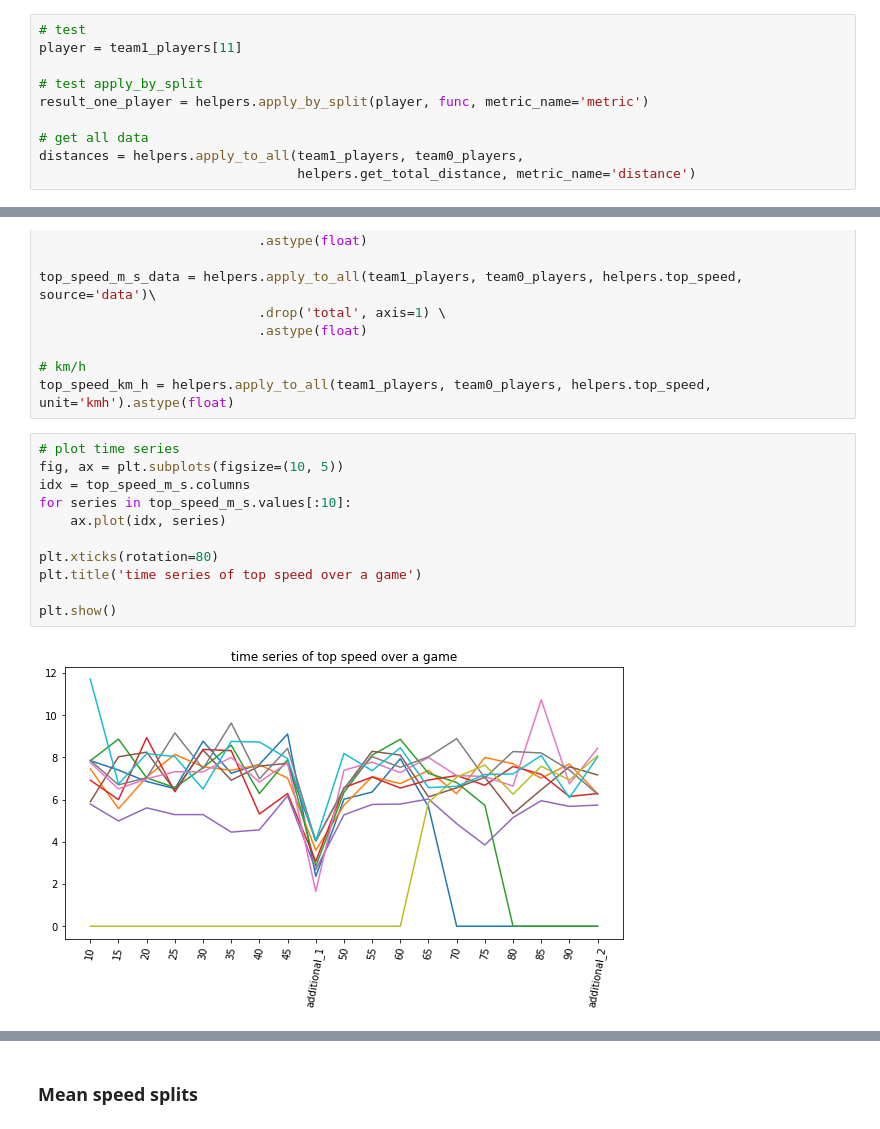
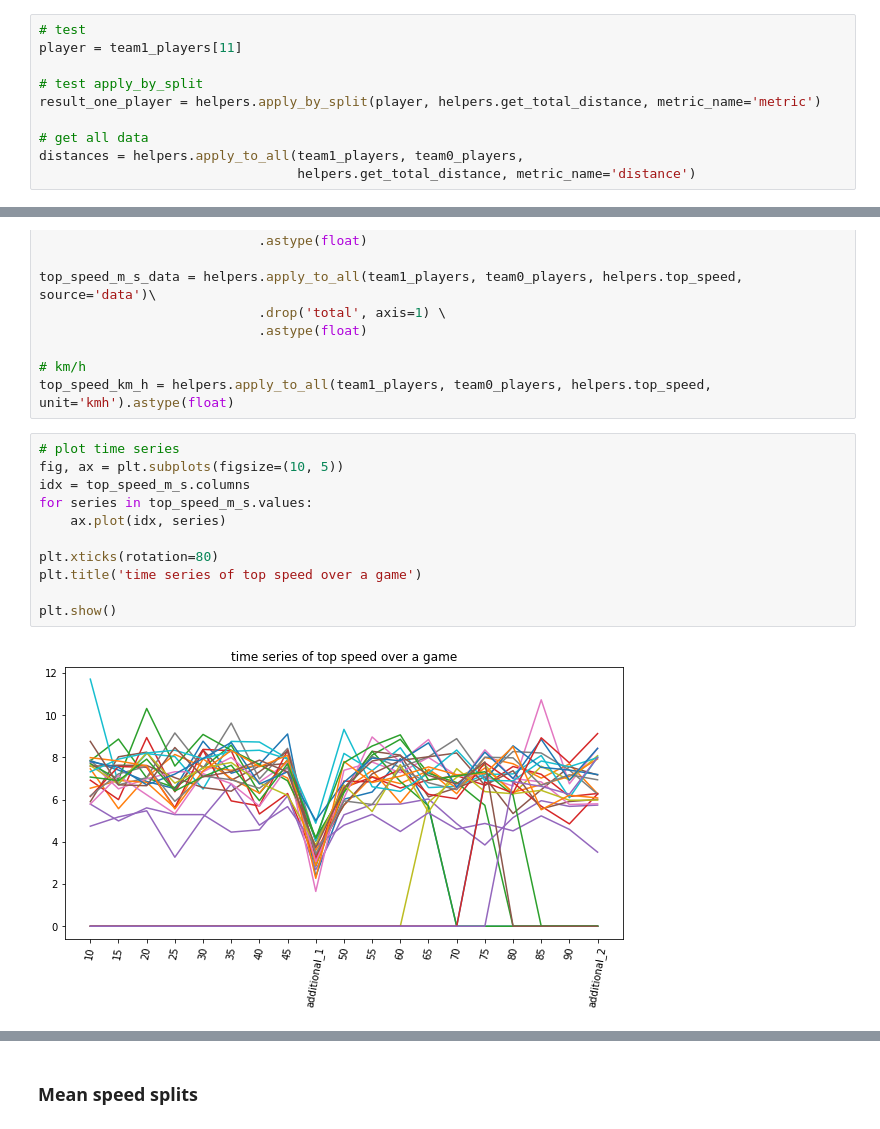
Before and after one commit to Jbalkan/SoccerTrackingData3, a Jupyter notebook: 1_Split_Metrics.ipynb, the cells around one changed output, grey strips where cells are left out. Saved outputs shown, nothing was run; the diff lists cells and outputs as text.

```diff
--- a/1_Split_Metrics.ipynb
+++ b/1_Split_Metrics.ipynb
@@ -332,7 +357,7 @@ for n, p in team0_players.items():
 player = team1_players[11]
 
 # test apply_by_split
-result_one_player = helpers.apply_by_split(player, func, metric_name='metric')
+result_one_player = helpers.apply_by_split(player, helpers.get_total_distance, metric_name='metric')
 
 # get all data
 distances = helpers.apply_to_all(team1_players, team0_players,
@@ -437,13 +462,13 @@ top_speed_km_h = helpers.apply_to_all(team1_players, team0_players, helpers.top_
 # %%
 # plot time series
 fig, ax = plt.subplots(figsize=(10, 5))
 idx = top_speed_m_s.columns
-for series in top_speed_m_s.values[:10]:
+for series in top_speed_m_s.values:
     ax.plot(idx, series)
 
 plt.xticks(rotation=80)
 plt.title('time series of top speed over a game')
 
 plt.show()
 # %% [output]
-[figure, old version]
+[figure, new version]
```
Also changed, not shown: parts of 21 cells of this notebook, 3 other files.
